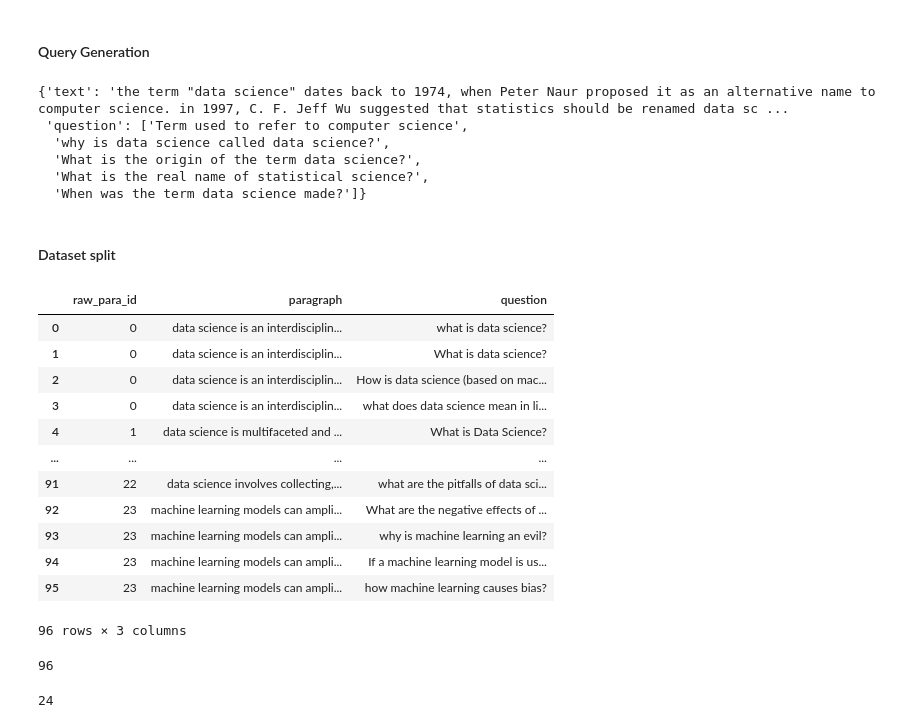
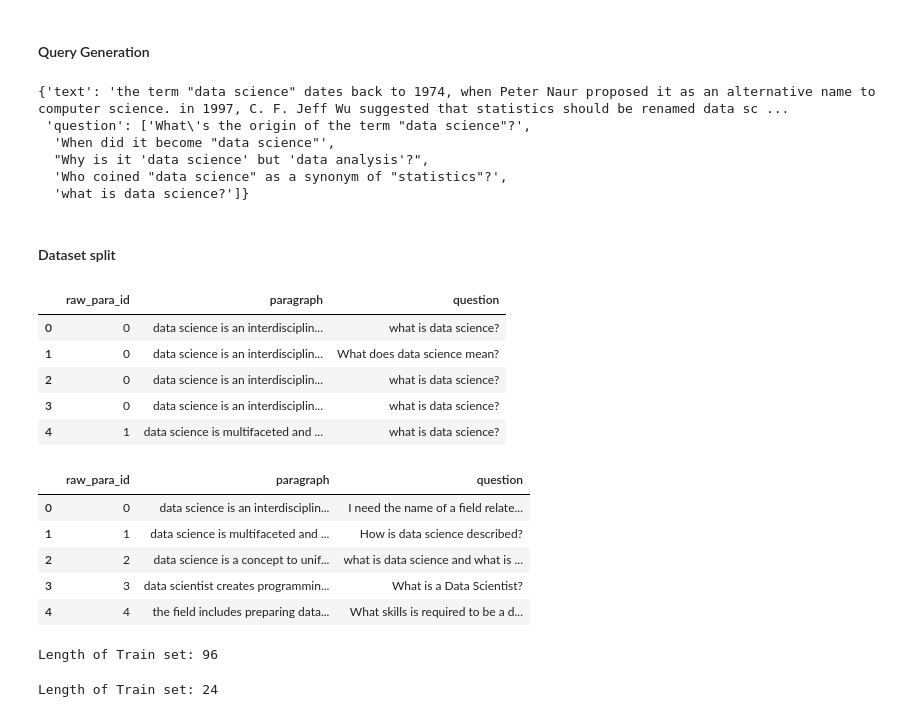
Before and after one commit to samaleka/Tutorbot, a Jupyter notebook: DataPreProcess.ipynb, the cells around one changed output. Cells and saved outputs as stored; diff of their text form; code cells hidden in the pictures.

```diff
--- a/DataPreProcess.ipynb
+++ b/DataPreProcess.ipynb
@@ -12,6 +10,6 @@ Mounted at /content/drive
 # %%
 # provide project root path
-ProjectRoot = "/content/drive/MyDrive/UMich Capstone/NoteBooks/"
+ProjectRoot = "/home/sangram/Tutorbot_capstone/git_hub/Tutorbot/"
 DatasetRoot = ProjectRoot + "Dataset/"
 # DatasetRoot = "/content/drive/MyDrive/"
 # %%
@@ -154,40 +180,43 @@ Please note that authentication is recommended but still optional to access publ
 # create question-context pair set
 q_c_set = query_context_dataset(summarized_text_list)
 # %%
+# Questions generated for random doc
 q_c_set[8]
 # %% [output]
 {'text': 'the term "data science" dates back to 1974, when Peter Naur proposed it as an alternative name to computer science. in 1997, C. F. Jeff Wu suggested that statistics should be renamed data sc ...
- 'question': ['Term used to refer to computer science',
-  'why is data science called data science?',
-  'What is the origin of the term data science?',
-  'What is the real name of statistical science?',
-  'When was the term data science made?']}
+ 'question': ['What\'s the origin of the term "data science"?',
+  'When did it become "data science"',
+  "Why is it 'data science' but 'data analysis'?",
+  'Who coined "data science" as a synonym of "statistics"?',
+  'what is data science?']}
 # %% [markdown]
 #### Dataset split
 # %%
 # for every paragraph (context), store 80% questions in train and 20% in test sets.
 train_df, test_df = split_store_dataset(q_c_set)
 # %%
-train_df
+train_df.head()
 # %% [output]
 |  | raw_para_id | paragraph | question |
 | 0 | 0 | data science is an interdisciplin... | what is data science? |
-| 1 | 0 | data science is an interdisciplin... | What is data science? |
-| 2 | 0 | data science is an interdisciplin... | How is data science (based on mac... |
-| 3 | 0 | data science is an interdisciplin... | what does data science mean in li... |
-| 4 | 1 | data science is multifaceted and ... | What is Data Science? |
-| ... | ... | ... | ... |
-| 91 | 22 | data science involves collecting,... | what are the pitfalls of data sci... |
-| 92 | 23 | machine learning models can ampli... | What are the negative effects of ... |
-| 93 | 23 | machine learning models can ampli... | why is machine learning an evil? |
-| 94 | 23 | machine learning models can ampli... | If a machine learning model is us... |
-| 95 | 23 | machine learning models can ampli... | how machine learning causes bias? |
+| 1 | 0 | data science is an interdisciplin... | What does data science mean? |
+| 2 | 0 | data science is an interdisciplin... | what is data science? |
+| 3 | 0 | data science is an interdisciplin... | what is data science? |
+| 4 | 1 | data science is multifaceted and ... | what is data science? |
-96 rows × 3 columns
+# %%
+test_df.head()
+# %% [output]
+|  | raw_para_id | paragraph | question |
+| 0 | 0 | data science is an interdisciplin... | I need the name of a field relate... |
+| 1 | 1 | data science is multifaceted and ... | How is data science described? |
+| 2 | 2 | data science is a concept to unif... | what is data science and what is ... |
+| 3 | 3 | data scientist creates programmin... | What is a Data Scientist? |
+| 4 | 4 | the field includes preparing data... | What skills is required to be a d... |
 # %%
-len(train_df)
+print(f"Length of Train set: {len(train_df)}")
 # %% [output]
-96
+Length of Train set: 96
 # %%
-len(test_df)
+print(f"Length of Train set: {len(test_df)}")
 # %% [output]
-24
+Length of Train set: 24
```
Also changed, not shown: parts of 6 cells of this notebook, 1 other file.
